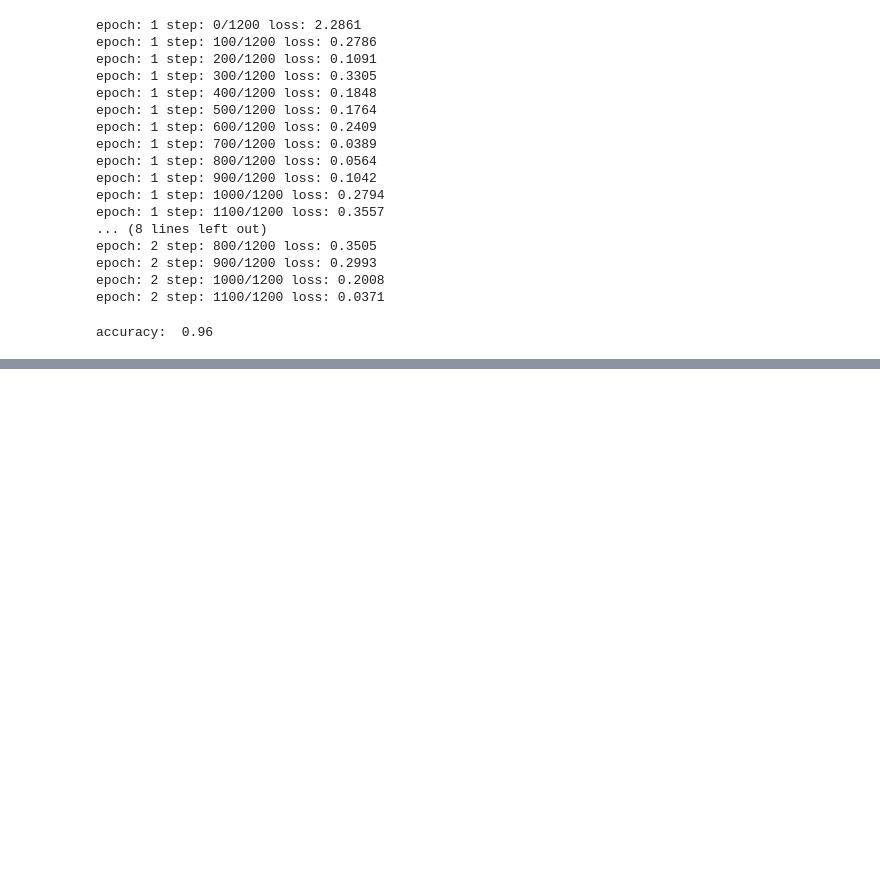
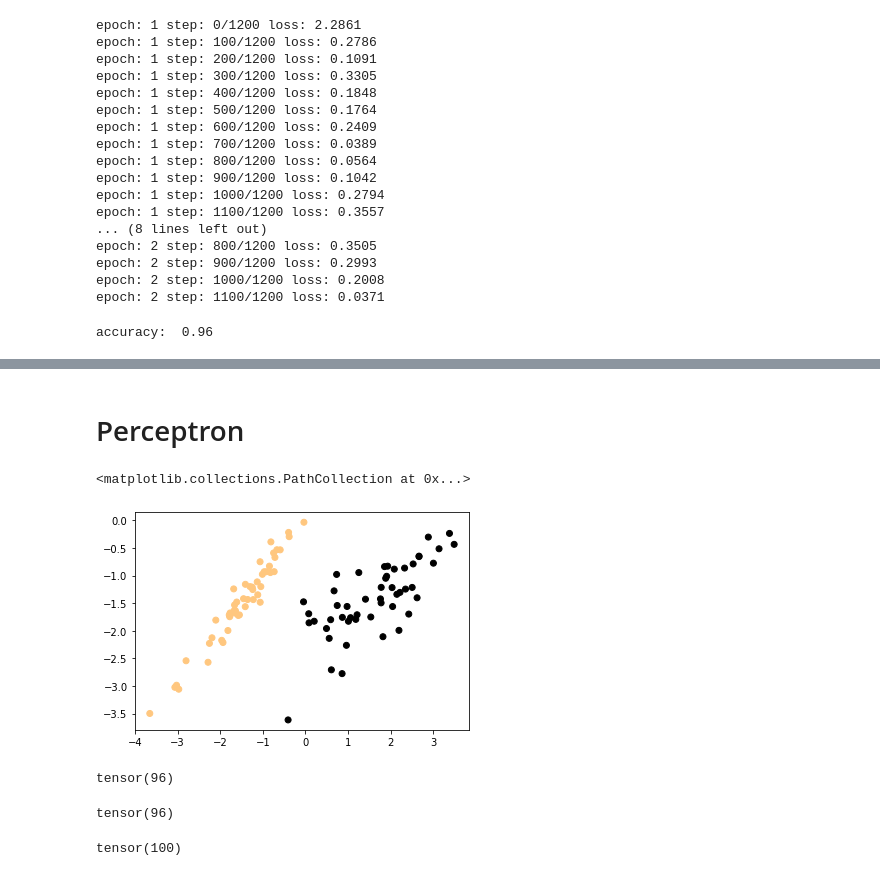
Before and after one commit to DeskDown/Learning_Pytorch, a Jupyter notebook: Pytorch_PythonEngineer.ipynb, the cells around one changed output, grey strips where cells are left out. Saved outputs shown, nothing was run; the diff lists cells and outputs as text; code cells hidden in the pictures; blank space fills up the shorter version.

Commit message:
With Perceptron

```diff
--- a/Pytorch_PythonEngineer.ipynb
+++ b/Pytorch_PythonEngineer.ipynb
@@ -1082,0 +1314,2 @@ accuracy:  0.96
+# %% [markdown]
+# Perceptron
@@ -1082,0 +1321,10 @@ accuracy:  0.96
+# %%
+X, y = make_classification(n_samples=100, n_features=2, n_informative=2, n_redundant=0,
+                           n_classes=2, n_clusters_per_class=1, class_sep=1.5, random_state = 122)
+x = torch.tensor(X)
+y = torch.tensor(y, dtype= torch.float64)
+y[ y == 0]  = -1
+plt.scatter(x = X[:,0], y = X[:,1], c = y, cmap= 'copper')
+# %% [output]
+<matplotlib.collections.PathCollection at 0x...>
+[figure, added]
@@ -1082,0 +1347,19 @@ accuracy:  0.96
+# %%
+y_pred = torch.sign((x * w + b).sum(axis = 1))
+correct = (y == y_pred).sum()
+correct
+# %% [output]
+tensor(96)
+# %%
+y_check = torch.zeros_like(y)
+for i in range(len(y)):
+    y_check[i] = torch.sign(torch.dot(x[i], w) + b)
+res = (y_check == y_pred).sum()
+res
+# %% [output]
+tensor(96)
+# %%
+correct = (y_check == y).sum()
+correct
+# %% [output]
+tensor(100)
```
Also changed, not shown: parts of 19 cells of this notebook.
